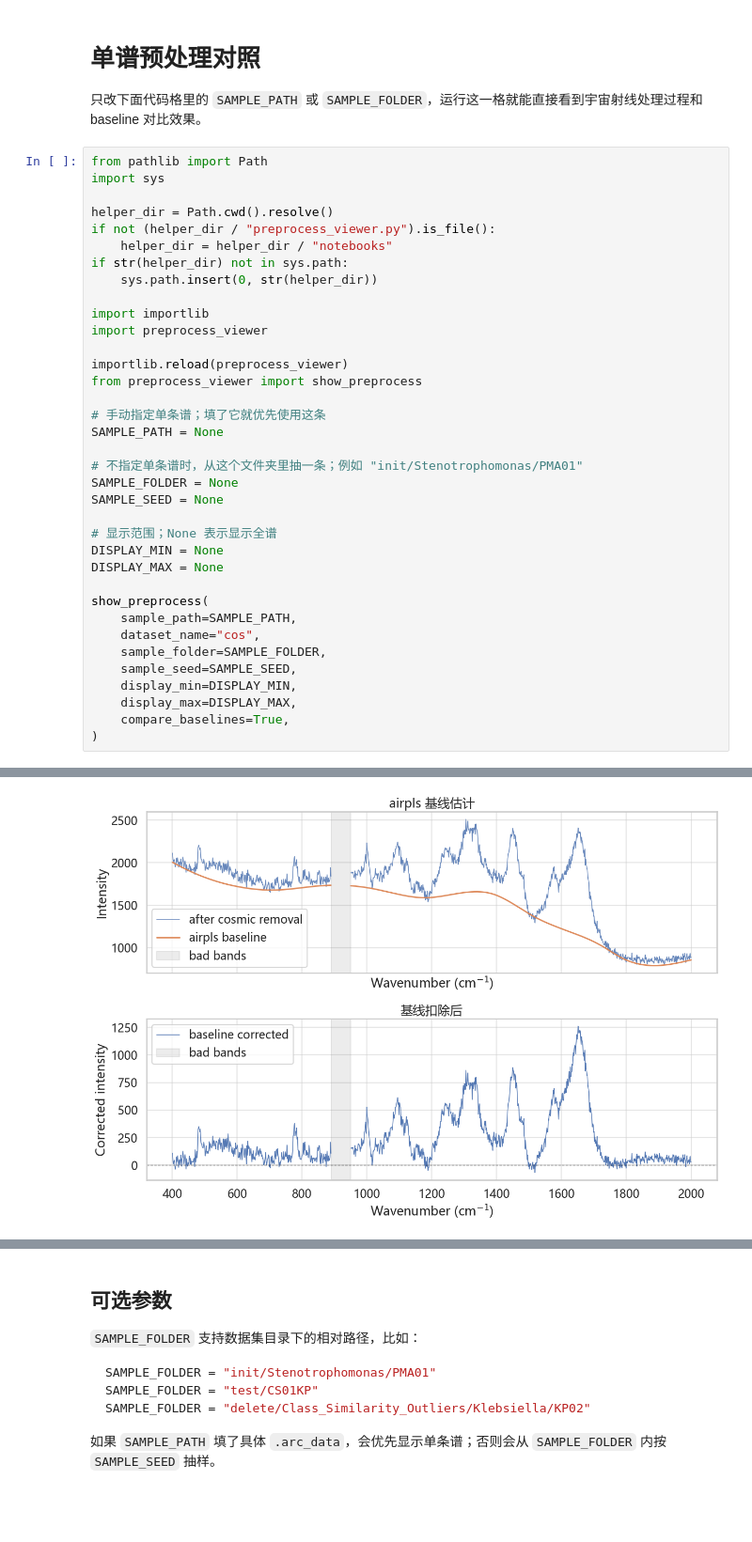
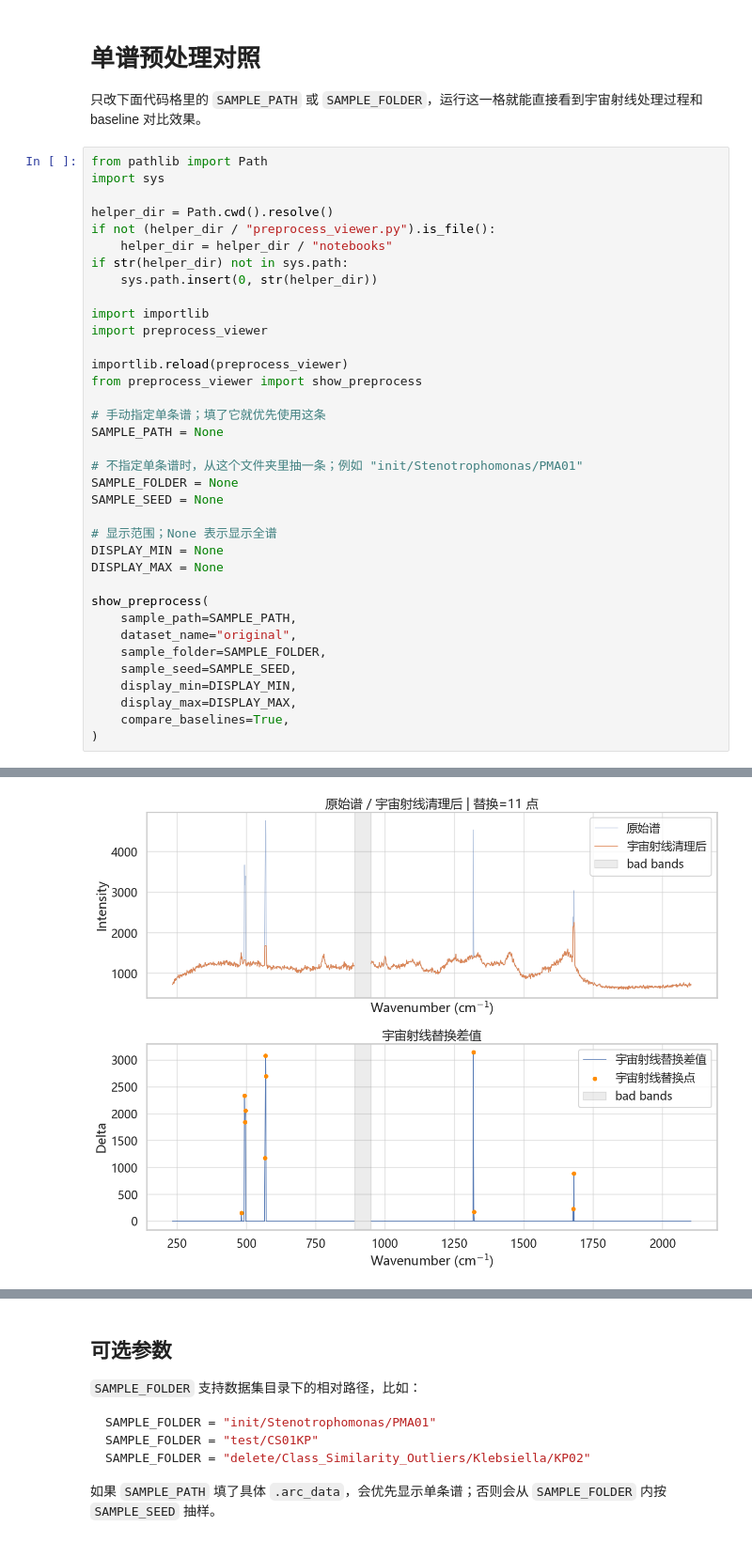
Before and after one commit to YaoHui-Wu06022/Bacterial-Raman-Spectroscopy-Classification, a Jupyter notebook: notebooks/Cosmic_Ray_and_Baseline_Correction.ipynb, the cells around one changed output, grey strips where cells are left out. Shown at 94% size. Cells and saved outputs as stored; diff of their text form; blank space fills up the shorter version.

```diff
--- a/notebooks/Cosmic_Ray_and_Baseline_Correction.ipynb
+++ b/notebooks/Cosmic_Ray_and_Baseline_Correction.ipynb
@@ -31,7 +31,7 @@ DISPLAY_MAX = None
 
 show_preprocess(
     sample_path=SAMPLE_PATH,
-    dataset_name="cos",
+    dataset_name="original",
     sample_folder=SAMPLE_FOLDER,
     sample_seed=SAMPLE_SEED,
     display_min=DISPLAY_MIN,
@@ -44,2 +44,2 @@ cosmic_ray removal disabled
 baseline method = airpls
-[figure, old version]
+[figure, new version]
```
Also changed, not shown: parts of 1 cell of this notebook, 15 other files.
